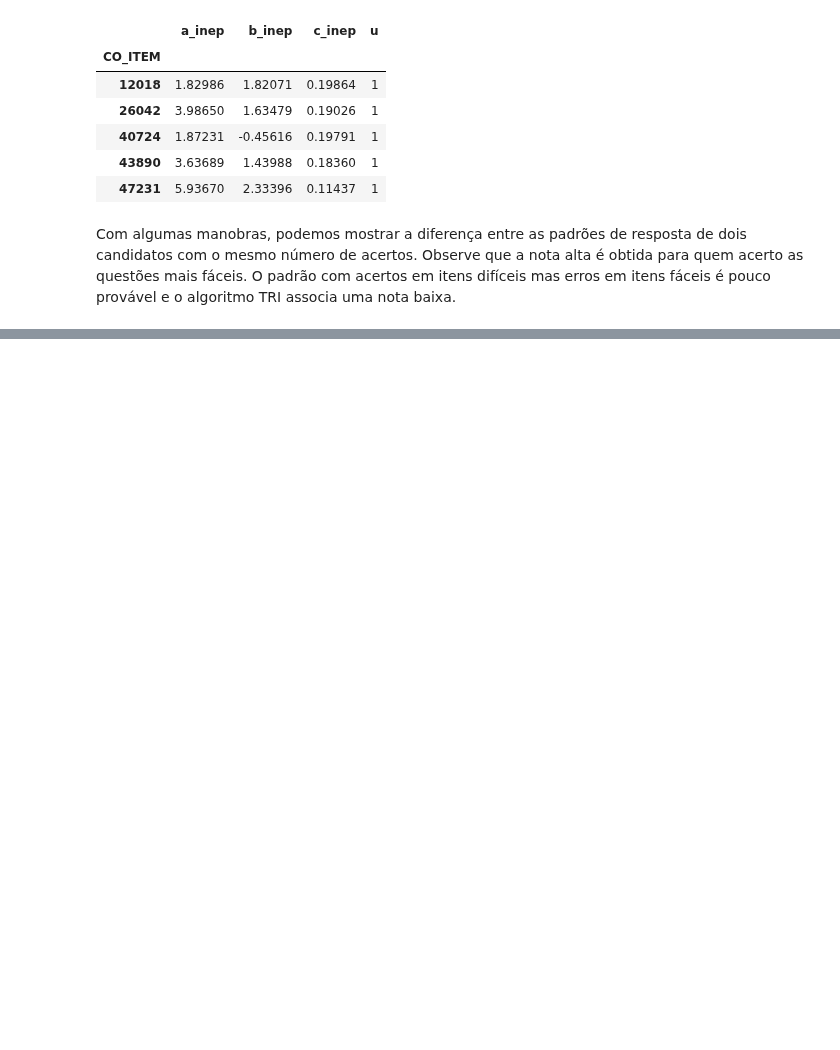
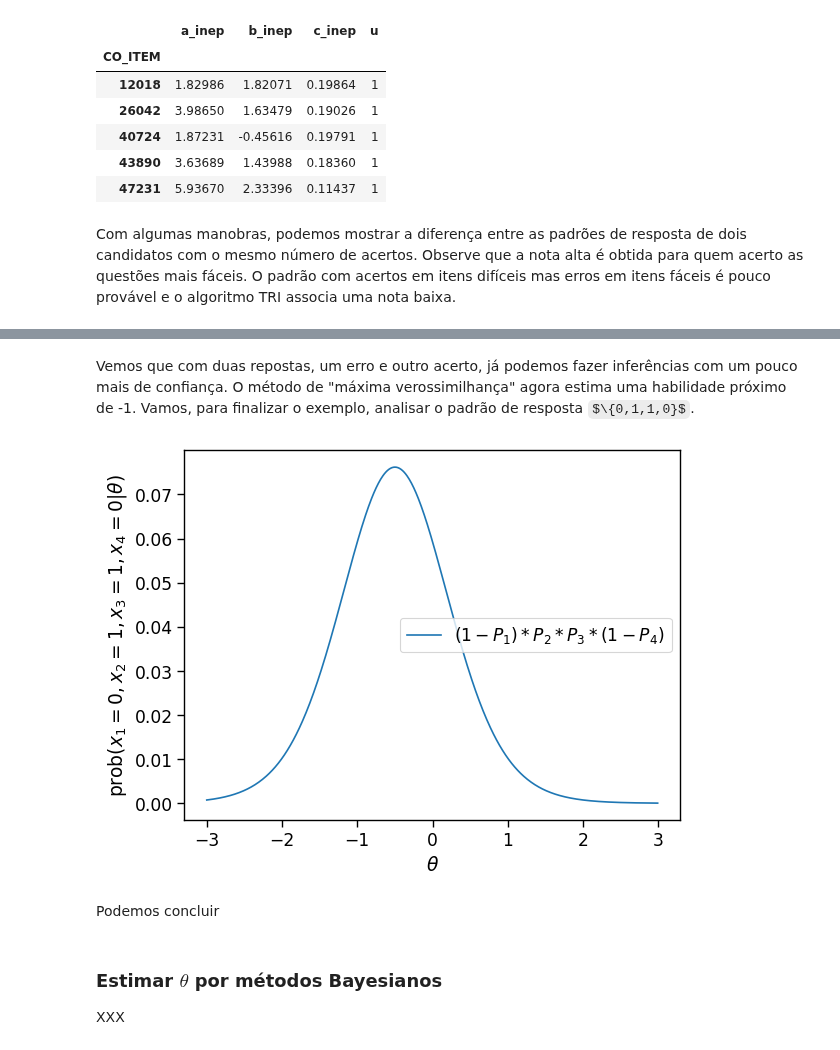
Before and after one commit to atp/enem, a Jupyter notebook: _sources/TRI.ipynb, the cells around one changed output, grey strips where cells are left out. Saved outputs shown, nothing was run; the diff lists cells and outputs as text; code cells hidden in the pictures; some formulas as TeX source; blank space fills up the shorter version.

```diff
--- a/_sources/TRI.ipynb
+++ b/_sources/TRI.ipynb
@@ -113,0 +202,13 @@ interact(compare_padr, nacertos=iw);
+# %% [markdown]
+Vemos que com duas repostas, um erro e outro acerto, já podemos fazer inferências com um pouco mais de confiança. O método de "máxima verossimilhança" agora estima uma habilidade próximo de -1. Vamos, para finalizar o exemplo, analisar o padrão de resposta $\{0,1,1,0}$.
+# %%
+ax = sns.lineplot(x=theta,y=(1-P(theta,a=1,b=-1))*P(theta,a=2,b=-1)*P(theta,a=1,b=0)*(1-P(theta,a=2,b=0)), label=f"$(1-P_{1})*P_2*P_3*(1-P_4)$");
+ax.set_xlabel(r"$\theta$");ax.set_ylabel(r"$\mathrm{prob}(x_1=0,x_2=1,x_3=1,x_4=0|\theta$)");
+# %% [output]
+[figure, added]
+# %% [markdown]
+Podemos concluir
+# %% [markdown]
+
+### Estimar $\theta$ por métodos Bayesianos
+XXX
```
Also changed, not shown: parts of 17 cells of this notebook, 7 other files.
